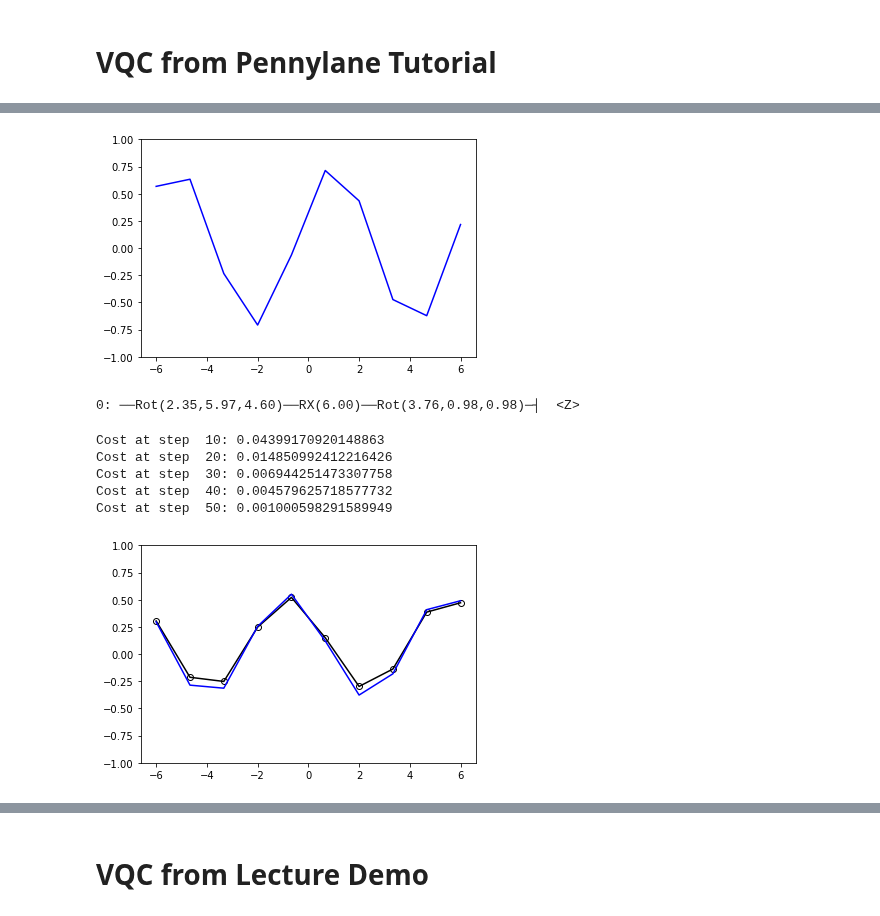
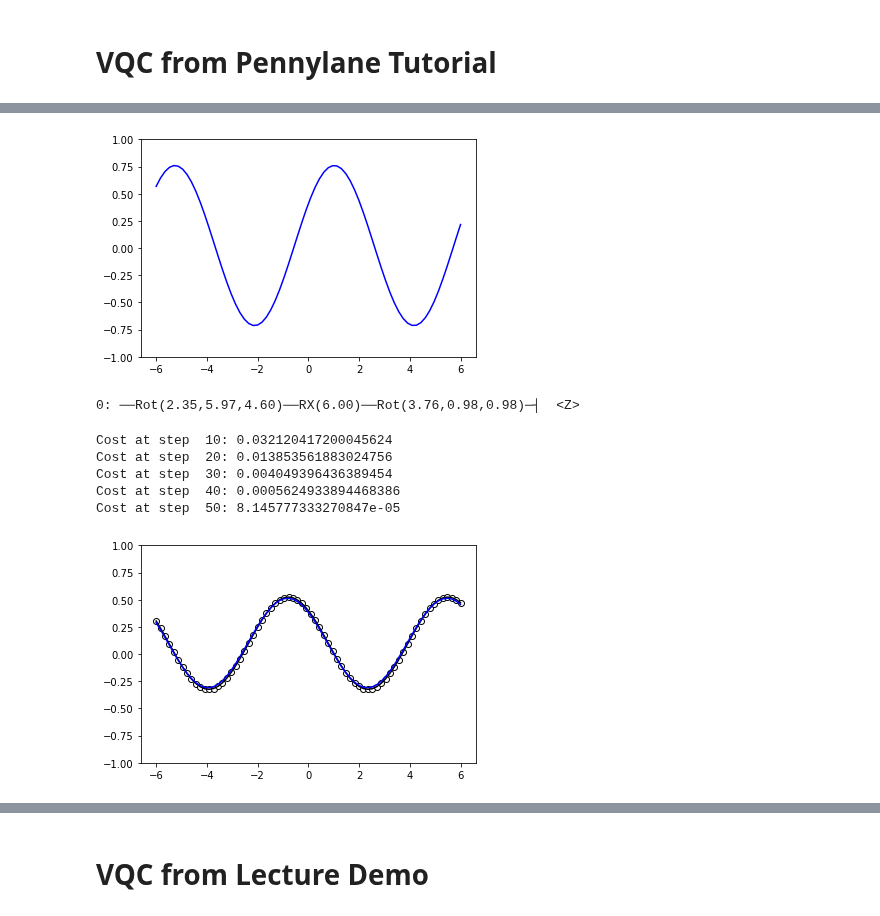
Before and after one commit to jerryxu9/CPEN-400Q-Project, a Jupyter notebook: test.ipynb, the cells around one changed output, grey strips where cells are left out. Drawn from its saved outputs; the diff is of its cells as text; code cells hidden in the pictures.

```diff
--- a/test.ipynb
+++ b/test.ipynb
@@ -33,8 +34,8 @@ def target_function(x):
         res += coeff * np.exp(exponent) + conj_coeff * np.exp(-exponent)
     return np.real(res)
 # %%
-# x = np.linspace(-6, 6, 70, requires_grad=False)
-x = np.linspace(-6, 6, 10, requires_grad=False)
+x = np.linspace(-6, 6, 70, requires_grad=False)
+# x = np.linspace(-6, 6, 10, requires_grad=False)
 target_y = np.array([target_function(x_) for x_ in x], requires_grad=False)
 
 plt.plot(x, target_y, c='black')
@@ -49,7 +50,7 @@ dev = qml.device('default.qubit', wires=1)
 
 def S(x):
     """Data-encoding circuit block."""
-    qml.RX(scaling * x, wires=0)
+    qml.RX(scaling * x, wires=0, id="x0")
 
 def W(theta):
     """Trainable circuit block."""
@@ -69,16 +70,16 @@ def serial_quantum_model(weights, x):
 # %%
 r = 1 # number of times the encoding gets repeated (here equal to the number of layers)
 weights = 2 * np.pi * np.random.random(size=(r+1, 3), requires_grad=True) # some random initial weights
 
-# x = np.linspace(-6, 6, 70, requires_grad=False)
-x = np.linspace(-6, 6, 10, requires_grad=False)
+x = np.linspace(-6, 6, 70, requires_grad=False)
+# x = np.linspace(-6, 6, 10, requires_grad=False)
 random_quantum_model_y = [serial_quantum_model(weights, x_) for x_ in x]
 
 plt.plot(x, random_quantum_model_y, c='blue')
 plt.ylim(-1,1)
 plt.show()
 # %% [output]
-[figure, old version]
+[figure, new version]
 # %%
 print(qml.draw(serial_quantum_model)(weights, x[-1]))
 # %% [output]
@@ -109,11 +110,11 @@ for step in range(max_steps):
     if (step + 1) % 10 == 0:
         print("Cost at step {0:3}: {1}".format(step + 1, c))
 # %% [output]
-Cost at step  10: 0.04399170920148863
-Cost at step  20: 0.014850992412216426
-Cost at step  30: 0.006944251473307758
-Cost at step  40: 0.004579625718577732
-Cost at step  50: 0.001000598291589949
+Cost at step  10: 0.032120417200045624
+Cost at step  20: 0.013853561883024756
+Cost at step  30: 0.004049396436389454
+Cost at step  40: 0.0005624933894468386
+Cost at step  50: 8.145777333270847e-05
 # %%
 predictions = [serial_quantum_model(weights, x_) for x_ in x]
 
@@ -123,6 +124,6 @@ plt.plot(x, predictions, c='blue')
 plt.ylim(-1,1)
 plt.show();
 # %% [output]
-[figure, old version]
+[figure, new version]
 # %% [markdown]
 <img src="pics/RFF1-steps.png" width="480" height="240"/>
```
Also changed, not shown: parts of 14 cells of this notebook.
